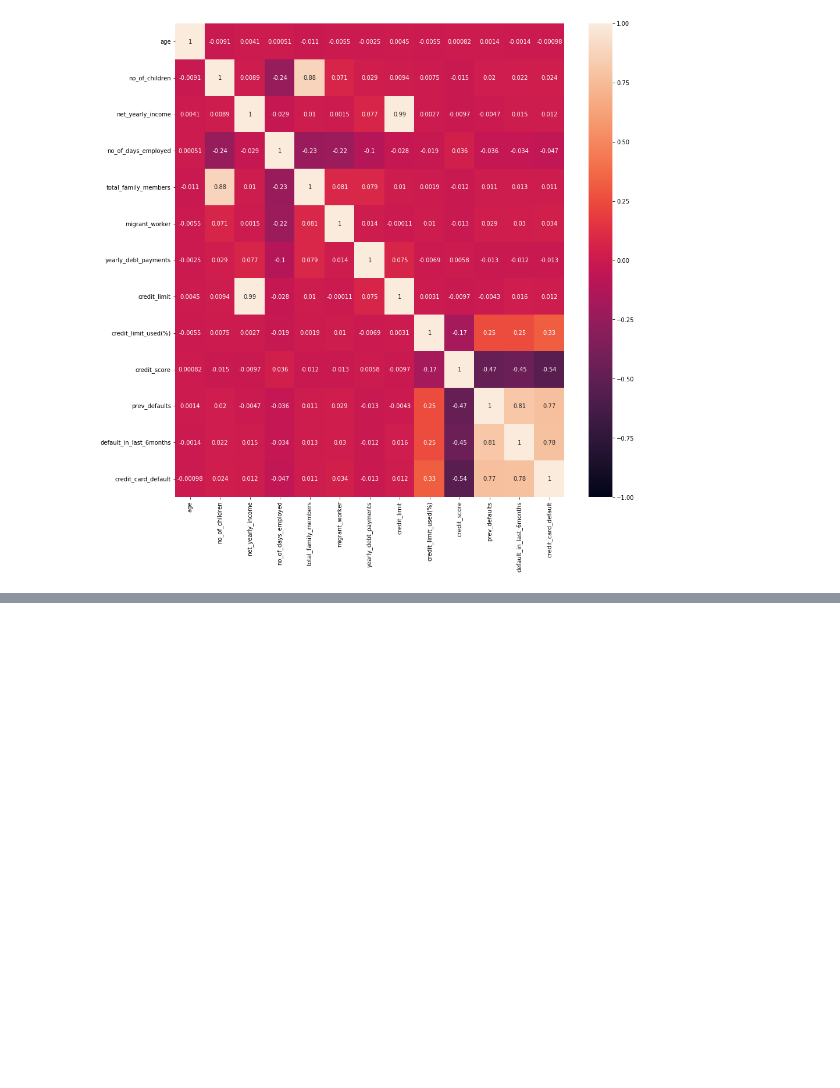
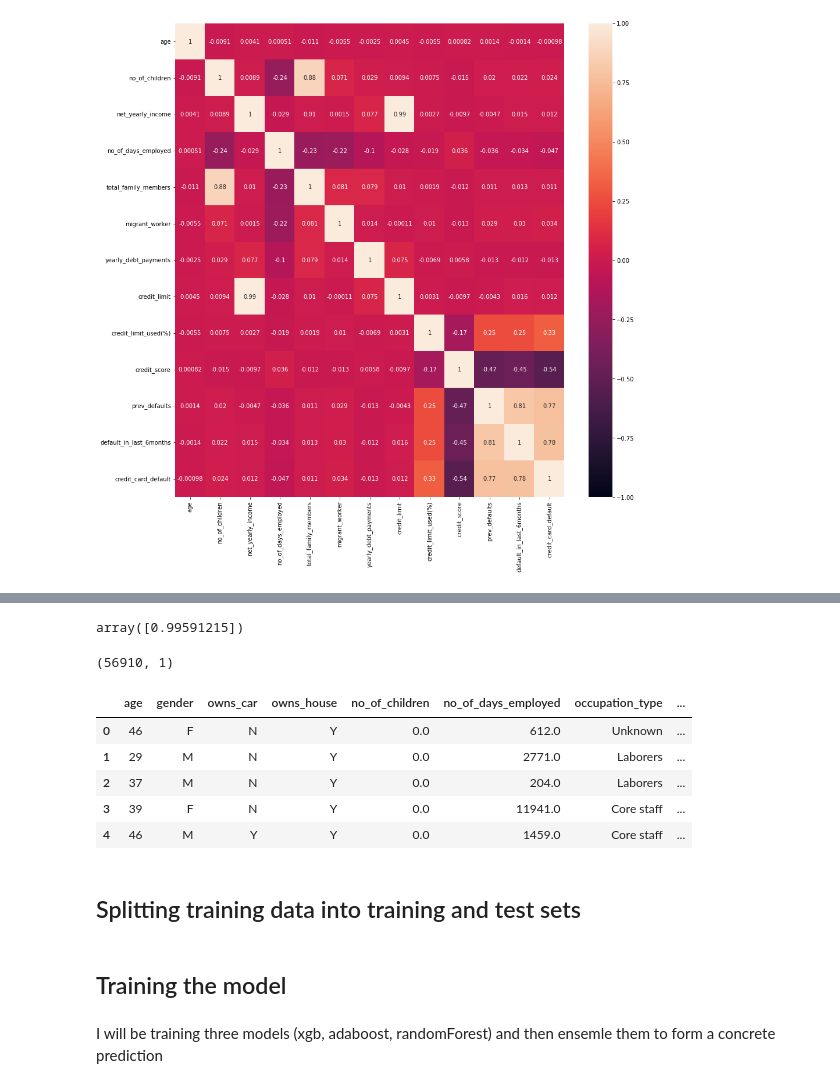
Before and after one commit to Abhishek-003/CreditCard-Default-Prediction, a Jupyter notebook: CreditCard_Default_Prediction.ipynb, the cells around one changed output, grey strips where cells are left out. Drawn from its saved outputs; the diff is of its cells as text; code cells hidden in the pictures; blank space fills up the shorter version.

```diff
--- a/CreditCard_Default_Prediction.ipynb
+++ b/CreditCard_Default_Prediction.ipynb
@@ -224,0 +341,6 @@ null_data
+# %%
+# Dropping the prev_defaults column since prev_defaults and
+#  default_in_last_6months are higly correalted
+
+train_data.drop('prev_defaults', axis=1, inplace=True)
+test_data.drop('prev_defaults', axis=1, inplace=True)
@@ -224,0 +349,40 @@ null_data
+# %%
+from sklearn.decomposition import PCA
+from sklearn.preprocessing import StandardScaler
+
+req_columns = ['net_yearly_income', 'credit_limit']
+test_dupli = test_data[req_columns].copy(deep=True)
+train_dupli = train_data[req_columns].copy(deep=True)
+total_data = pd.concat([test_dupli, train_dupli])
+# %%
+scaler = StandardScaler()
+scaled_data = scaler.fit_transform(total_data)
+
+pca = PCA(n_components=1)
+p_c = pca.fit_transform(scaled_data)
+# %%
+pca.explained_variance_ratio_
+# %% [output]
+array([0.99591215])
+# %%
+p_c.shape
+# %% [output]
+(56910, 1)
+# %%
+train_data['PC 1'] = p_c[:len(train_data), 0]
+test_data['PC 1'] = p_c[:len(test_data), 0]
+
+train_data.drop(req_columns, axis=1, inplace=True)
+test_data.drop(req_columns, axis=1, inplace=True)
+# %%
+# Final look of train_data
+train_data.head()
+# %% [output]
+|  | age | gender | owns_car | owns_house | no_of_children | no_of_days_employed | occupation_type | ... |
+| 0 | 46 | F | N | Y | 0.0 | 612.0 | Unknown | ... |
+| 1 | 29 | M | N | Y | 0.0 | 2771.0 | Laborers | ... |
+| 2 | 37 | M | N | Y | 0.0 | 204.0 | Laborers | ... |
+| 3 | 39 | F | N | Y | 0.0 | 11941.0 | Core staff | ... |
+| 4 | 46 | M | Y | Y | 0.0 | 1459.0 | Core staff | ... |
+# %% [markdown]
+## Splitting training data into training and test sets
@@ -224,0 +399,4 @@ null_data
+# %% [markdown]
+## Training the model
+# %% [markdown]
+I will be training three models (xgb, adaboost, randomForest) and then ensemle them to form a concrete prediction
```
Also changed, not shown: parts of 63 cells of this notebook.
